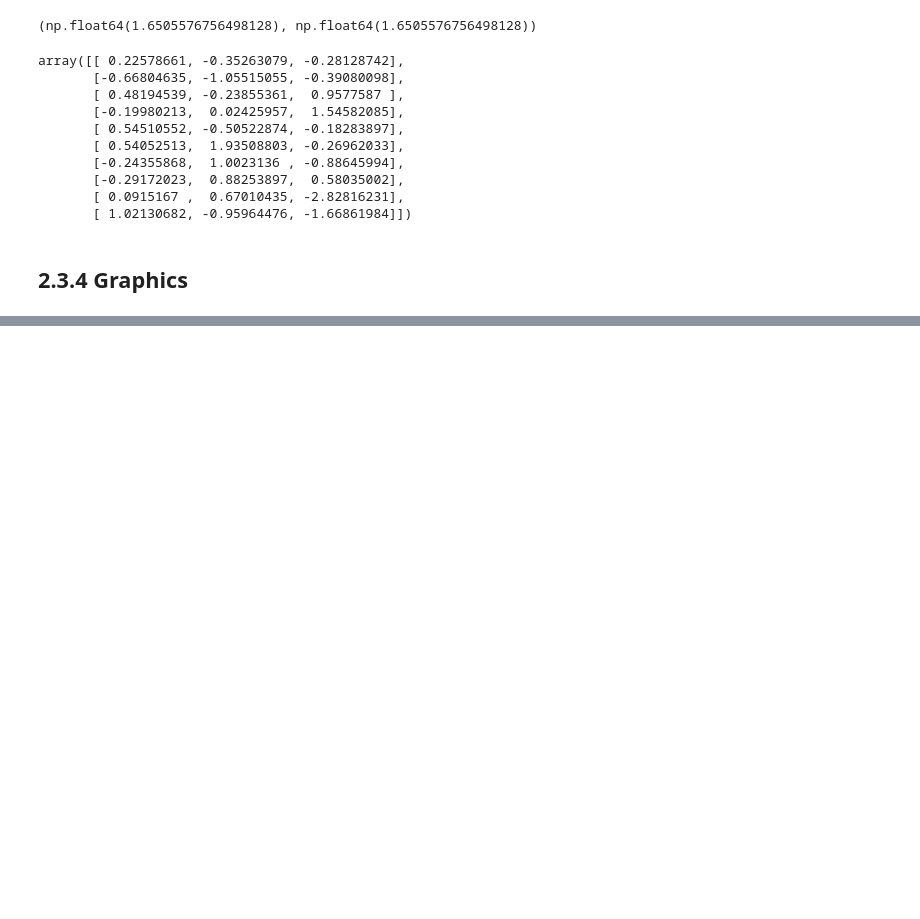
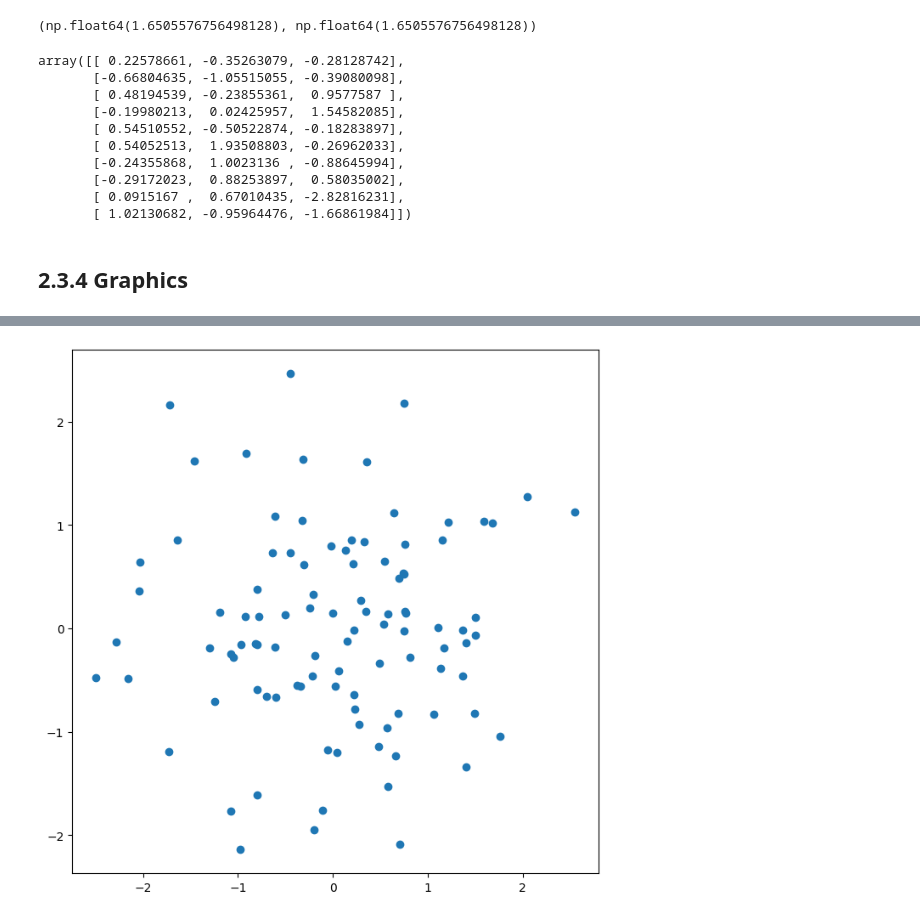
Before and after one commit to antounes/ISLP, a Jupyter notebook: 2.3 - Lab: Introduction to Python.ipynb, the cells around one changed output, grey strips where cells are left out. Saved outputs shown, nothing was run; the diff lists cells and outputs as text; code cells hidden in the pictures; blank space fills up the shorter version.

```diff
--- a/2.3 - Lab: Introduction to Python.ipynb
+++ b/2.3 - Lab: Introduction to Python.ipynb
@@ -258,0 +274,5 @@ array([[ 0.22578661, -0.35263079, -0.28128742],
+# %%
+fig, ax = subplots(figsize=(8, 8))
+ax.plot(x, y, "o");
+# %% [output]
+[figure, added]
```
Also changed, not shown: parts of 8 cells of this notebook, 2 other files.
